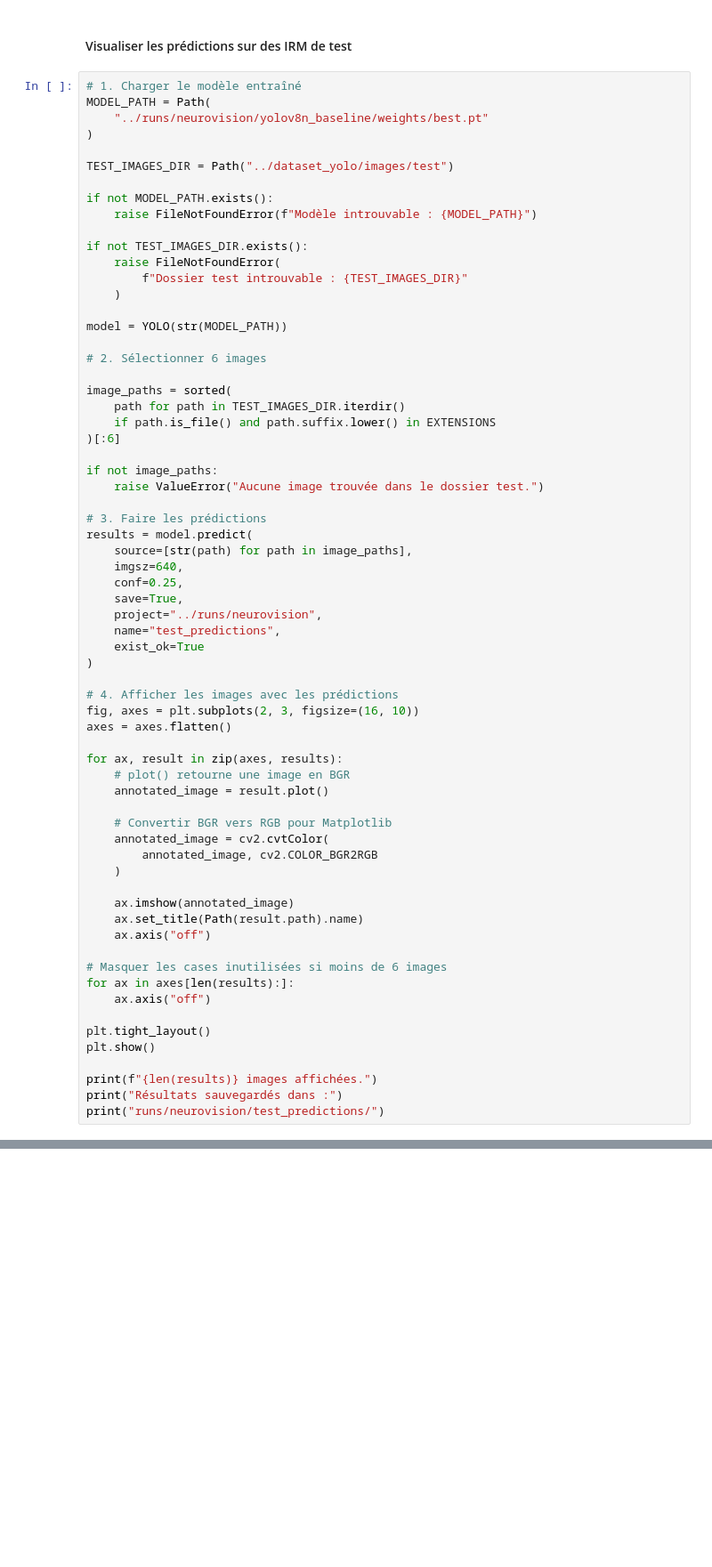
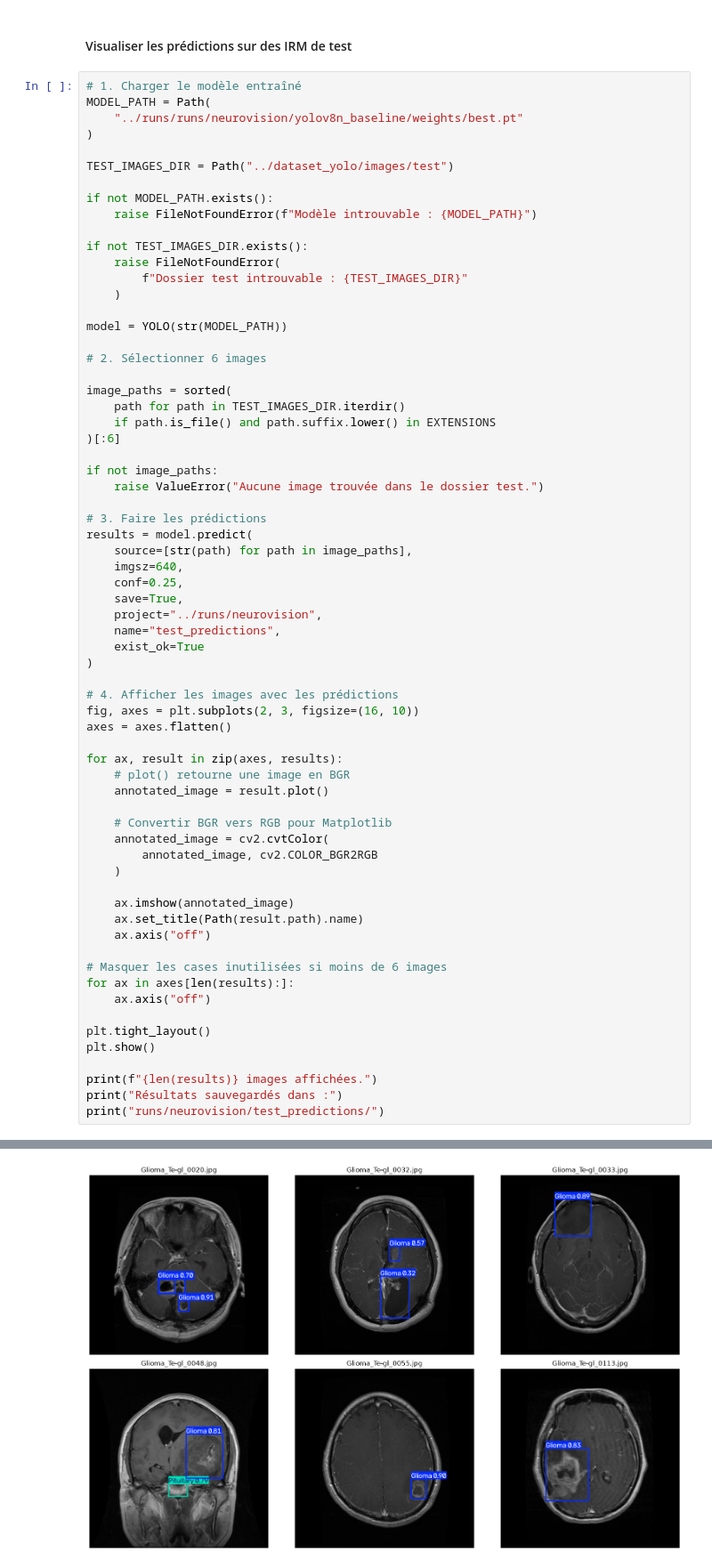
Before and after one commit to hajjajihamza/brief-6, a Jupyter notebook: notebook/main.ipynb, the cells around one changed output, grey strips where cells are left out. Shown at 89% size. Saved outputs shown, nothing was run; the diff lists cells and outputs as text; blank space fills up the shorter version.

```diff
--- a/notebook/main.ipynb
+++ b/notebook/main.ipynb
@@ -1144,7 +1321,7 @@ for class_id, class_name in model.names.items():
 # %%
 # 1. Charger le modèle entraîné
 MODEL_PATH = Path(
-    "../runs/neurovision/yolov8n_baseline/weights/best.pt"
+    "../runs/runs/neurovision/yolov8n_baseline/weights/best.pt"
 )
 
 TEST_IMAGES_DIR = Path("../dataset_yolo/images/test")
@@ -1207,3 +1384,4 @@ plt.show()
 print(f"{len(results)} images affichées.")
 print("Résultats sauvegardés dans :")
 print("runs/neurovision/test_predictions/")
+# %% [output]
@@ -1209,0 +1396 @@ print("runs/neurovision/test_predictions/")
+[figure, added]
```
Also changed, not shown: parts of 17 cells of this notebook, 2 other files.
